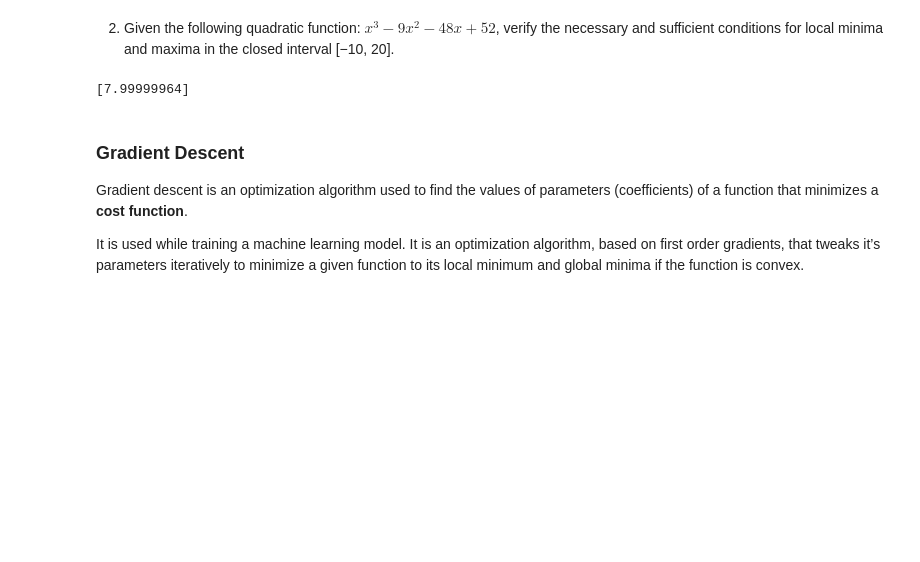
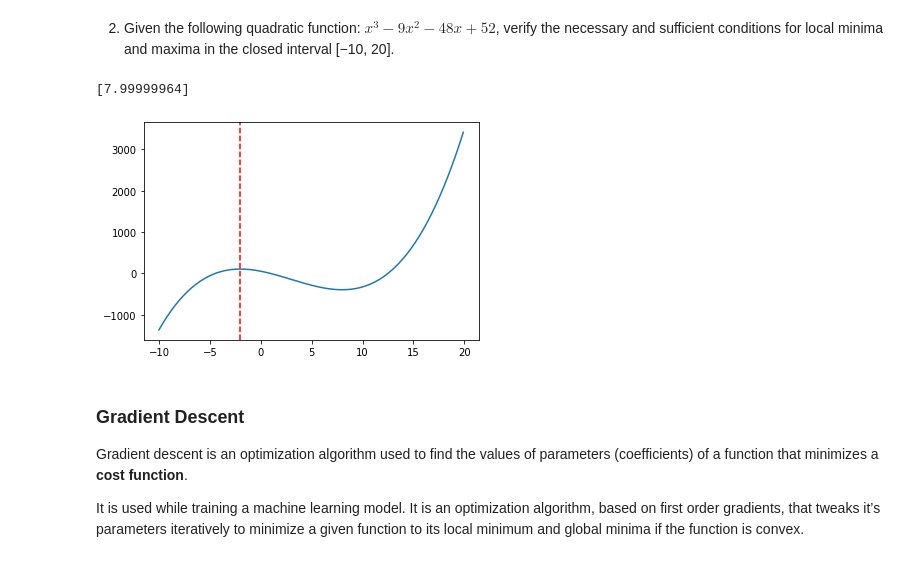
Before and after one commit to GaneshSelvaraj717/Ganesh-Selvaraj, a Jupyter notebook: M1_AST_05_Numerical_Optimization_A.ipynb, the cells around one changed output. Saved outputs shown, nothing was run; the diff lists cells and outputs as text; code cells hidden in the pictures; blank space fills up the shorter version.

```diff
--- a/M1_AST_05_Numerical_Optimization_A.ipynb
+++ b/M1_AST_05_Numerical_Optimization_A.ipynb
@@ -241,6 +265,37 @@ fit = minimize(fun, x0=1, method='L-BFGS-B', bounds=((-10,20),))
 print(fit.x)
 # %% [output]
 [7.99999964]
+# %%
+# non-convex unimodal optimization function
+
+
+# objective function
+def objective(x):
+	return x**3 - 9*x**2 - 48*x + 52
+
+
+# define range for input
+r_min, r_max = -10.0, 20.0
+
+# sample input range uniformly at 0.1 increments
+inputs = np.arange(r_min, r_max, 0.1)
+
+# compute targets
+results = objective(inputs)
+
+# create a line plot of input vs result
+plt.plot(inputs, results)
+
+# define optimal input value
+x_optima = -2#provide the value you found out here
+
+# draw a vertical line at the optimal input
+plt.axvline(x=x_optima, ls='--', color='red')
+
+# show the plot
+plt.show()
+# %% [output]
+[figure, added]
 # %% [markdown]
 ### Gradient Descent
 
```
Also changed, not shown: parts of 2 cells of this notebook.
